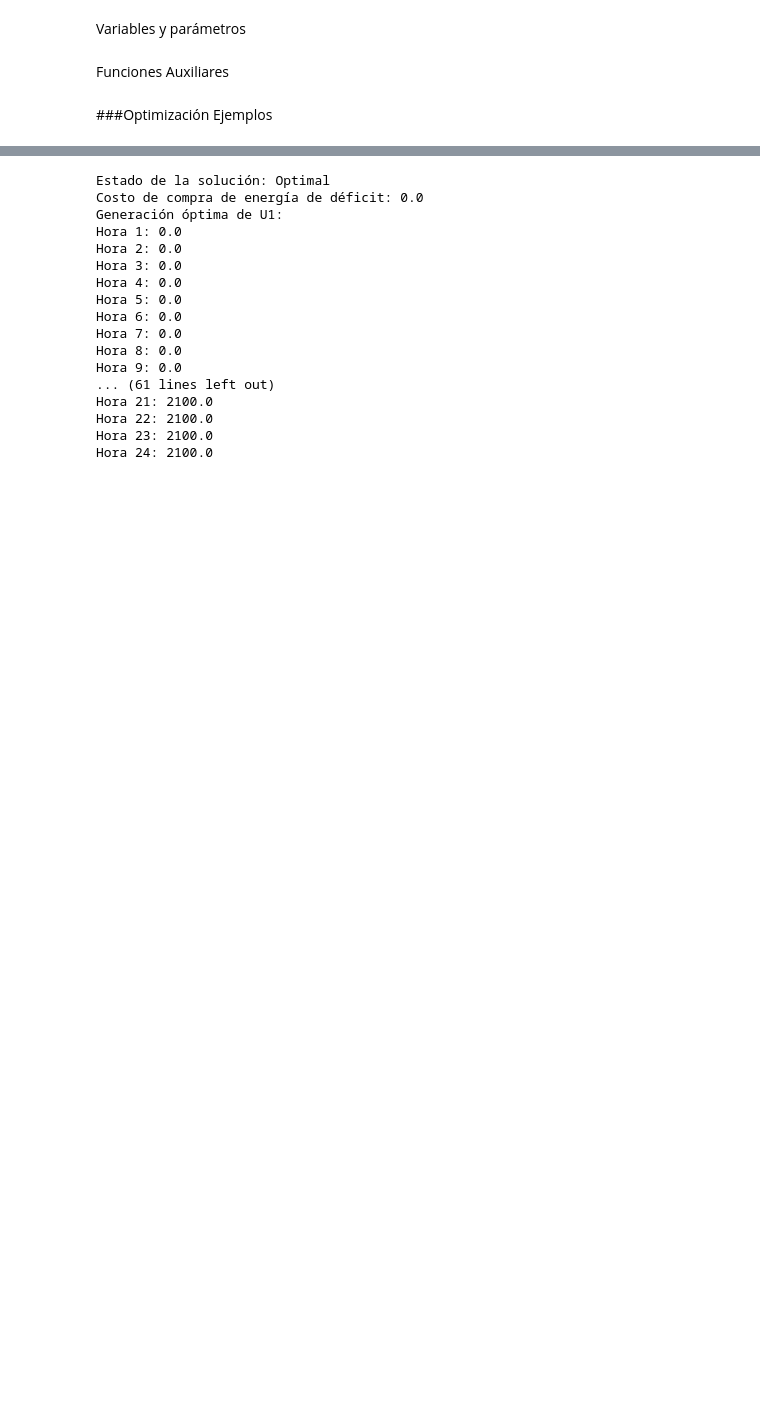
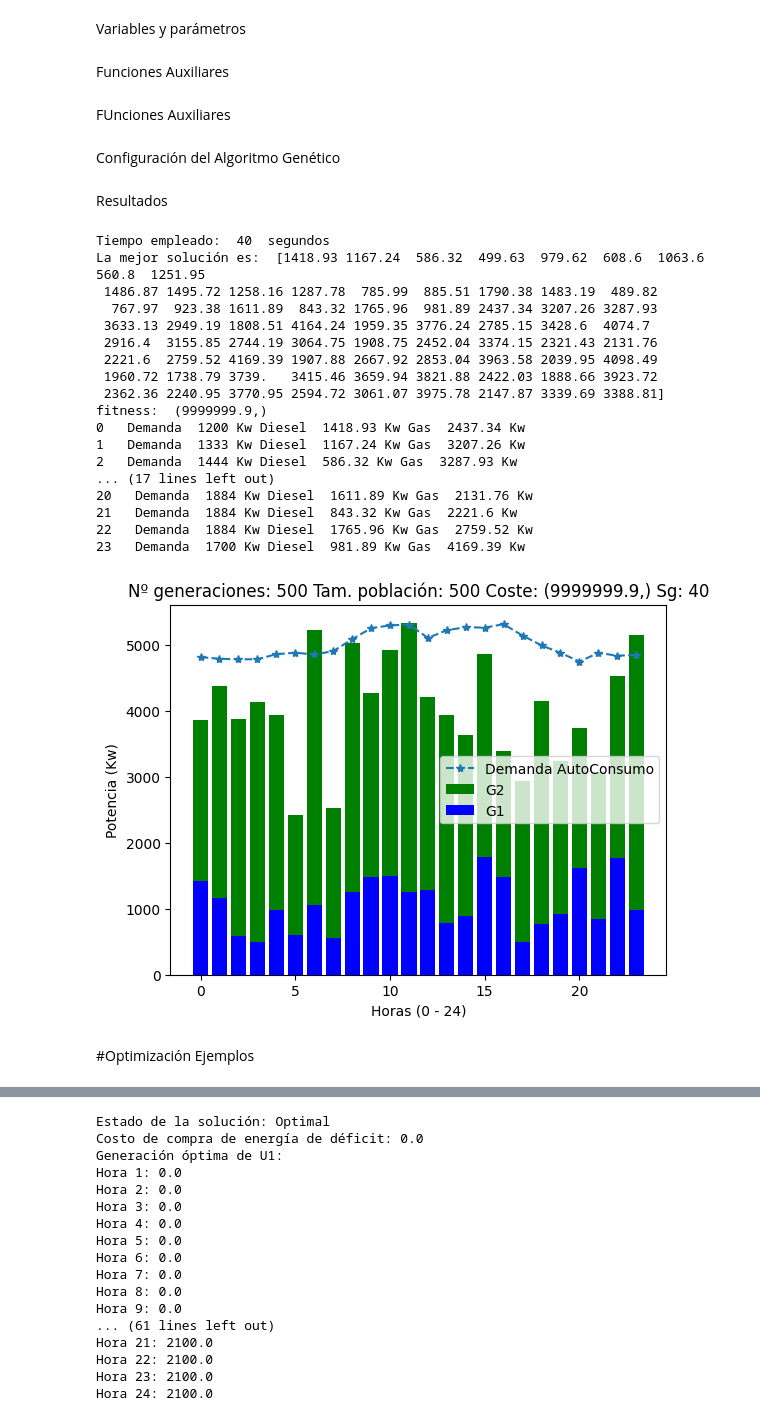
Before and after one commit to crisalex25/TFM_HydroMLGenerationOptimization, a Jupyter notebook: TFM_Optimización_de_la_generación.ipynb, the cells around one changed output, grey strips where cells are left out. Drawn from its saved outputs; the diff is of its cells as text; code cells hidden in the pictures; blank space fills up the shorter version.

```diff
--- a/TFM_Optimización_de_la_generación.ipynb
+++ b/TFM_Optimización_de_la_generación.ipynb
@@ -58,8 +55,12 @@ P_max_G3=2100.0   #Potencia máxima que puede producir el generador 3 Loreto
 P_min_G3=500.0   #Potencia mínima que puede producir el generador 3 Loreto
 
 #Demanda de potencia energética que se debe satisfacer
-demandaConsumoPorHoras_GC = [1200, 1333, 1444, 1884, 1884, 1884, 1884, 1884, 1884, 1484, 1584, 1284, 1684, 1784, 1684, 1114, 1284, 1384, 1884, 1884, 1884, 1884, 1884, 1700]
-demandaConsumoPorHoras_AC = [4200, 4333, 4444, 4884, 4884, 4884, 4884, 5884, 5884, 5484, 5584, 5284, 5684, 5784, 5684, 6114, 6284, 6384, 5884, 5484, 5884, 5884, 5684, 5300]
+demandaConsumoPorHoras_GC = [1200, 1333, 1444, 1884, 1884, 1884, 1884, 1884, 1884, 1484, 1584, 1284,
+                             1684, 1784, 1684, 1114, 1284, 1384, 1884, 1884, 1884, 1884, 1884, 1700]
+demandaConsumoPorHoras_AC = [4811, 4787, 4778, 4780, 4856, 4878, 4853, 4901, 5082, 5250, 5292, 5305,
+                             5103, 5219, 5266, 5258, 5311, 5138, 4989, 4876, 4745, 4876, 4833, 4845]
+precio_energia = [6.19, 8.39, 6.19, 6.19, 5.35, 6.48, 5.35, 5.35, 6.19, 6.19, 6.19, 6.48,
+                  6.19, 6.48, 6.19, 6.48, 6.19, 6.19, 9.46, 9.46, 8.96, 6.19, 6.19, 6.19]
 horas = [0,1,2,3,4, 5, 6, 7, 8, 9, 10,11,12,13,14,15, 16,17,18,19,20,21,22,23]
 # %% [markdown]
 Funciones Auxiliares
@@ -134,3 +145,5 @@ def individuoIsValid(x):
         if (diferencia > 0.0):
             return False
     return True
+# %% [markdown]
+FUnciones Auxiliares
@@ -137,5 +255,62 @@ def individuoIsValid(x):
+# %% [markdown]
+Configuración del Algoritmo Genético
+# %%
+'''
+    CONFIGURACION DEL AG PROPORCIONADO POR LA LIBRERIA DEAP
+    ---------------------------------------------------------
+'''
+creator.create("FitnessMin", base.Fitness, weights = (-1,))
+creator.create("Individual", np.ndarray, fitness = creator.FitnessMin)
+
+toolbox = base.Toolbox()
+toolbox.register("individual", tools.initIterate, creator.Individual, crea_individuo)
+toolbox.register("ini_poblacion", tools.initRepeat, list, toolbox.individual)
+toolbox.register("evaluate", fitness)       #Indica cual es la función objetivo
+toolbox.register("mate", tools.cxOnePoint)  #Configuración del operador de cruce por 1 punto
+toolbox.register("mutate", mutacion)        #Indica cual es la función de mutación
+toolbox.register("select", tools.selTournament, tournsize = 3)  #Indica que el operador de selección es del tipo torneo
+
+pop_new, pareto_new, log = unico_objetivo_ga(probCruce,probMutacion, toolbox)
+t1 = time.time()
+segundos = int(t1-t0)
+# %% [markdown]
+Resultados
+# %%
+'''
+    RESULTADOS
+    ---------------------------------------------------------
+'''
+#Ejecuto funciones para mostrar el resultado de la ejecución
+print("Tiempo empleado: ", segundos ," segundos")
+print("La mejor solución es: ", pareto_new[0],"   fitness: " , fitness(pareto_new[0]))
+
+
+for i in range(len(demandaConsumoPorHoras_GC)):
+    print(i, "  Demanda ", demandaConsumoPorHoras_GC[i], "Kw Diesel " , pareto_new[0][i], "Kw Gas " , pareto_new[0][i+24],"Kw" )
+
+tituloGrafico= "Nº generaciones: "+ str(num_generaciones) + " Tam. población: "+ str(tamaño_poblacion) + " Coste: " +str(fitness(pareto_new[0]) )+" Sg: " + str(segundos)
+dibujarGrafico(pareto_new[0], demandaConsumoPorHoras_GC, horas,tituloGrafico)
+# %% [output]
+Tiempo empleado:  40  segundos
+La mejor solución es:  [1418.93 1167.24  586.32  499.63  979.62  608.6  1063.6   560.8  1251.95
+ 1486.87 1495.72 1258.16 1287.78  785.99  885.51 1790.38 1483.19  489.82
+  767.97  923.38 1611.89  843.32 1765.96  981.89 2437.34 3207.26 3287.93
+ 3633.13 2949.19 1808.51 4164.24 1959.35 3776.24 2785.15 3428.6  4074.7
+ 2916.4  3155.85 2744.19 3064.75 1908.75 2452.04 3374.15 2321.43 2131.76
+ 2221.6  2759.52 4169.39 1907.88 2667.92 2853.04 3963.58 2039.95 4098.49
+ 1960.72 1738.79 3739.   3415.46 3659.94 3821.88 2422.03 1888.66 3923.72
+ 2362.36 2240.95 3770.95 2594.72 3061.07 3975.78 2147.87 3339.69 3388.81]    fitness:  (9999999.9,)
+0   Demanda  1200 Kw Diesel  1418.93 Kw Gas  2437.34 Kw
+1   Demanda  1333 Kw Diesel  1167.24 Kw Gas  3207.26 Kw
+2   Demanda  1444 Kw Diesel  586.32 Kw Gas  3287.93 Kw
+... (17 lines left out)
+20   Demanda  1884 Kw Diesel  1611.89 Kw Gas  2131.76 Kw
+21   Demanda  1884 Kw Diesel  843.32 Kw Gas  2221.6 Kw
+22   Demanda  1884 Kw Diesel  1765.96 Kw Gas  2759.52 Kw
+23   Demanda  1700 Kw Diesel  981.89 Kw Gas  4169.39 Kw
+[figure, added]
 # %% [markdown]
-###Optimización Ejemplos
+#Optimización Ejemplos
 # %%
 import random
 from tabulate import tabulate
```
Also changed, not shown: parts of 10 cells of this notebook.
